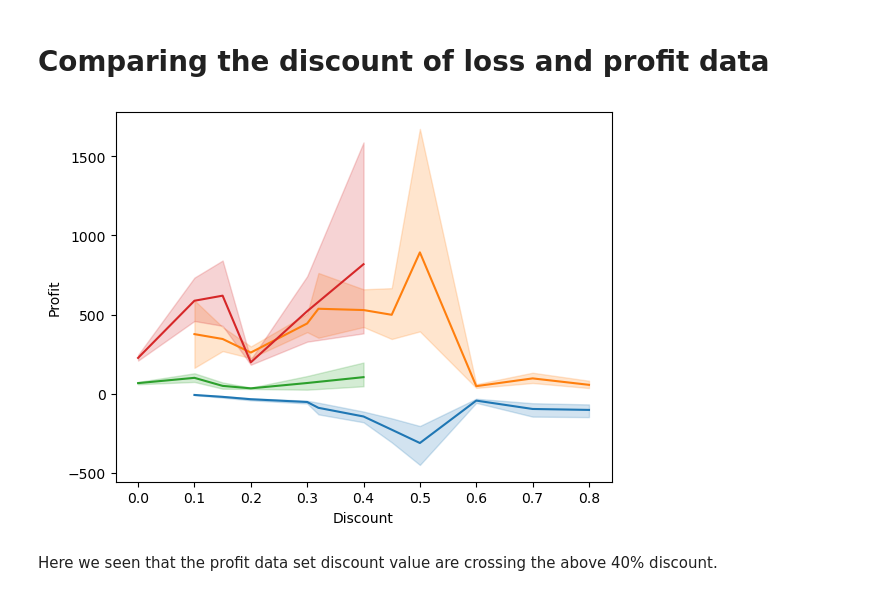
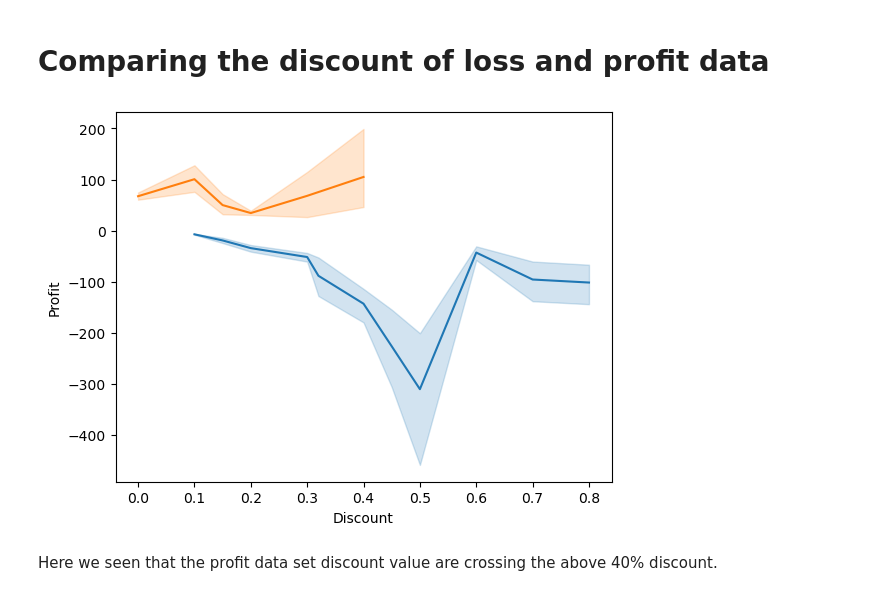
Before and after one commit to gokulrajar15/Super-store-project-using-python, a Jupyter notebook: Superstore project.ipynb, the cells around one changed output. Drawn from its saved outputs; the diff is of its cells as text; code cells hidden in the pictures.

```diff
--- a/Superstore project.ipynb
+++ b/Superstore project.ipynb
@@ -436,11 +422,9 @@ sns.lineplot(data = gdlrc, x = "Discount", y = 'Profit', color= "g",marker = "p"
 # %%
 fig, ax = plt.subplots()
 ax= sns.lineplot(x='Discount', y='Profit', data=loss)
-ax1 = sns.lineplot(x='Discount', y='Sales', data=loss)
 ax= sns.lineplot(x='Discount', y='Profit', data=profit)
-ax1 = sns.lineplot(x='Discount', y='Sales', data=profit)
 # %% [output]
-[figure, old version]
+[figure, new version]
 # %% [markdown]
 Here we seen that the profit data set discount value are crossing the above 40% discount.
 # %% [markdown]
```
Also changed, not shown: parts of 22 cells of this notebook.
